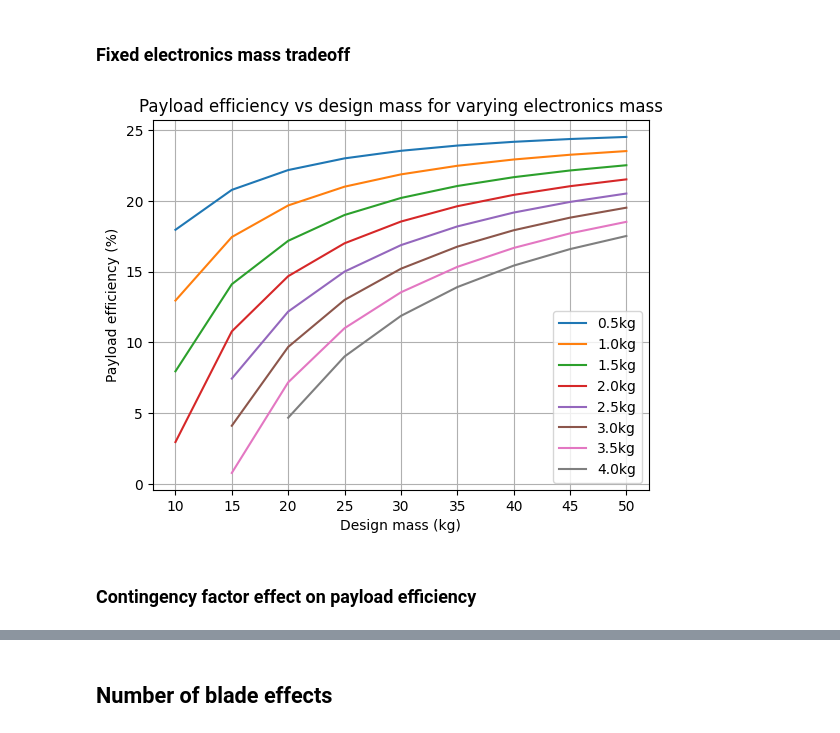
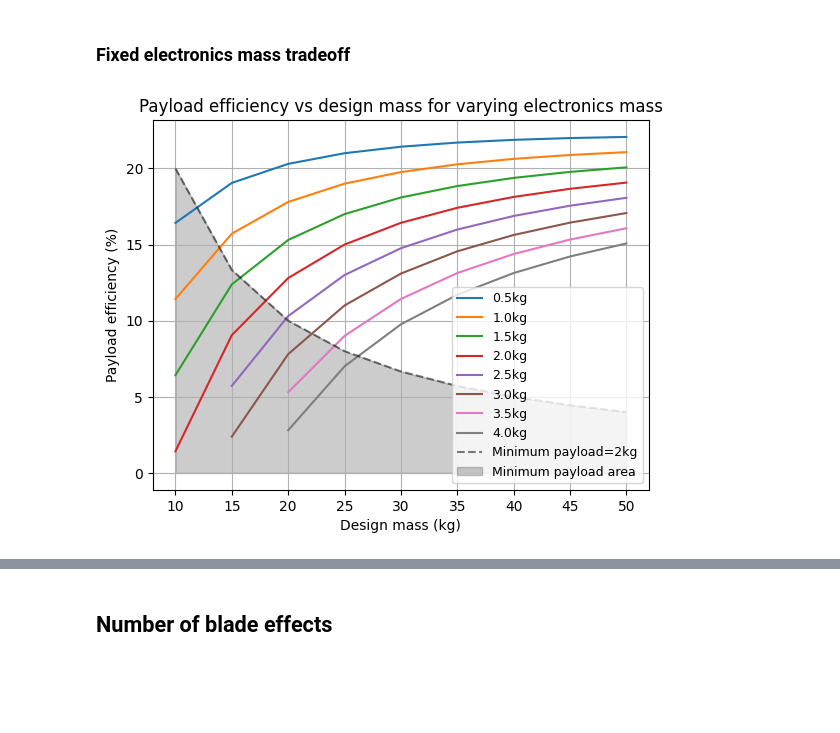
Before and after one commit to bened-wards/multimodal_mars_sampler, a Jupyter notebook: analysis.ipynb, the cells around one changed output, grey strips where cells are left out. Cells and saved outputs as stored; diff of their text form; code cells hidden in the pictures; blank space fills up the shorter version.

Commit message:
updated analysis for the 4 chosen configs:

```diff
--- a/analysis.ipynb
+++ b/analysis.ipynb
@@ -14,20 +14,26 @@ mission_scenario = FlightMissionScenario(
         hover_time=3*60, forward_flight_distance=600, climb_height=50,
         climb_rate=10, descent_rate=10)
 MASS_LIMIT = 50
-design_constraints = DesignConstraints(mass_limit=MASS_LIMIT, max_diameter=4.35)
+MAX_DIAMETER = 4.35
+design_constraints = DesignConstraints(mass_limit=MASS_LIMIT, max_diameter=MAX_DIAMETER)
 design_assumptions = DesignAssumptions()
 # %% [markdown]
 ## Create aircraft
 # %%
 # design_constraints.MAX_DIAMETER = 1000
 
-coaxial = CoaxialRotorcraft("Coaxial helicopter", 2, 4, mission_scenario, design_constraints, design_assumptions)
+coaxial4 = CoaxialRotorcraft("Coaxial helicopter, 4 blades", 2, 4, mission_scenario, design_constraints, design_assumptions)
+coaxial2 = CoaxialRotorcraft("Coaxial helicopter, 2 blades", 2, 2, mission_scenario, design_constraints, design_assumptions)
+quad_coaxial4 = CoaxialRotorcraft("Quad coaxial, 4 blades", 8, 4, mission_scenario, design_constraints, design_assumptions)
+quad_coaxial2 = CoaxialRotorcraft("Quad coaxial, 2 blades", 8, 2, mission_scenario, design_constraints, design_assumptions)
+
 quad = ConventionalRotorcraft("Quadcopter", 4, 4, mission_scenario, design_constraints, design_assumptions)
-hex = ConventionalRotorcraft("Hexcopter", 6, 4, mission_scenario, design_constraints, design_assumptions)
+hex = ConventionalRotorcraft("Hexacopter", 6, 4, mission_scenario, design_constraints, design_assumptions)
 octo = ConventionalRotorcraft("Octocopter", 8, 4, mission_scenario, design_constraints, design_assumptions)
-quad_coaxial = CoaxialRotorcraft("Quad coaxial", 8, 4, mission_scenario, design_constraints, design_assumptions)
 tiltrotor = TiltRotorcraft("Hex-tiltrotor", 6, 4, 4, mission_scenario, design_constraints, design_assumptions)
-aircrafts = [coaxial, quad, hex, octo, quad_coaxial, tiltrotor]
+aircrafts = [coaxial4, coaxial2, quad, hex, octo, quad_coaxial4, quad_coaxial2, tiltrotor]
+
+# aircrafts_blades = [coaxial4, coaxial2, quad_coaxial4, quad_coaxial2]
 # %% [markdown]
 ### If want to write to csv
 # %%
@@ -49,7 +55,7 @@ def write_to_csv():
 # %% [markdown]
 ### Initial verification
 # %%
-design_mass = 30
+design_mass = 15
 for aircraft in aircrafts:
     try:
         payload = aircraft.calc_and_verify_initial_design(design_mass)
@@ -171,18 +198,21 @@ plt.show()
 # %%
 plt.figure()
 electronics_masses = [0.5, 1, 1.5, 2, 2.5, 3, 3.5, 4]
+design_constraints.MAX_DIAMETER = MAX_DIAMETER
 for electronics_mass in electronics_masses:
     design_assumptions.ELECTRONICS_MASS = electronics_mass
-    quad_coaxial = CoaxialRotorcraft("Quad coaxial", 8, 4, mission_scenario, design_constraints, design_assumptions)
-    design_masses, payload_efficiences = quad_coaxial.payload_efficiency_analysis()
+    coaxial = CoaxialRotorcraft("Coaxial helicopter", 2, 4, mission_scenario, design_constraints, design_assumptions)
+    design_masses, payload_efficiences = coaxial.payload_efficiency_analysis()
     plt.plot(design_masses, np.array(payload_efficiences)*100, label=f"{electronics_mass:.1f}kg")
+design_masses = [10,15,20,25,30,35,40,45,50]
+payload_line = [100*2/design_mass for design_mass in design_masses]
+plt.plot(design_masses, payload_line, linestyle='--', color='black', alpha=0.5, label="Minimum payload=2kg")
+plt.fill_between(design_masses, payload_line, color='black', alpha=0.2, label="Minimum payload area")
 plt.title(f"Payload efficiency vs design mass for varying electronics mass")
 plt.xlabel("Design mass (kg)")
 plt.ylabel("Payload efficiency (%)")
 plt.grid(True)
-plt.legend()
+plt.legend(fontsize=9)
 plt.show()
 # %% [output]
-[figure, old version]
+[figure, new version]
-# %% [markdown]
-### Contingency factor effect on payload efficiency
```
Also changed, not shown: parts of 7 cells of this notebook, 2 other files.
